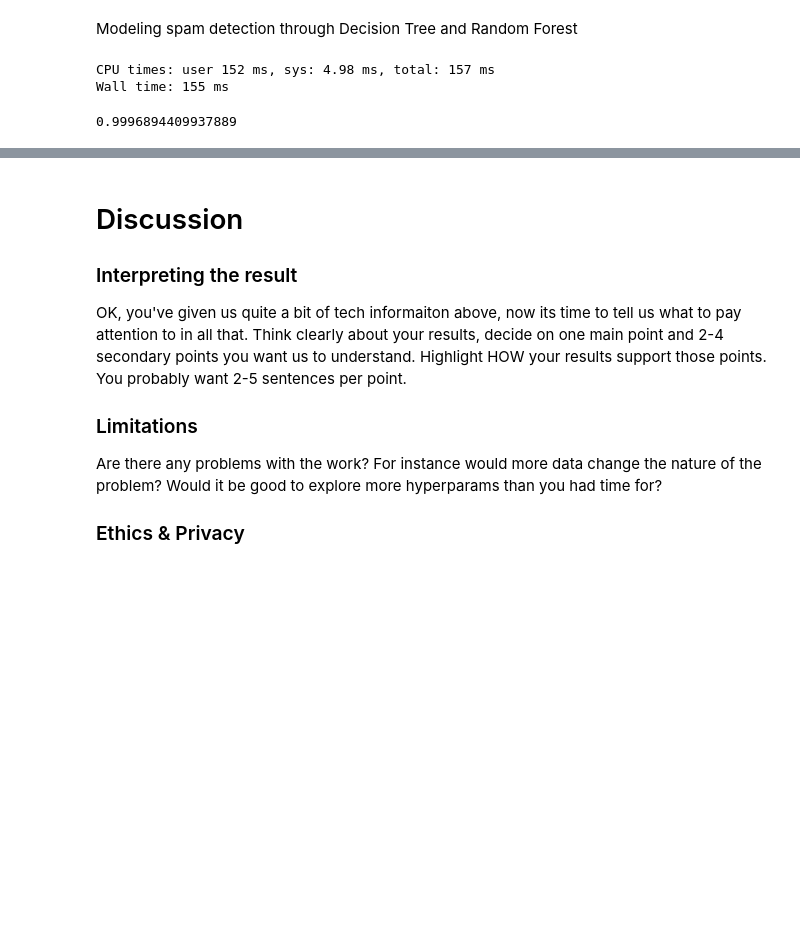
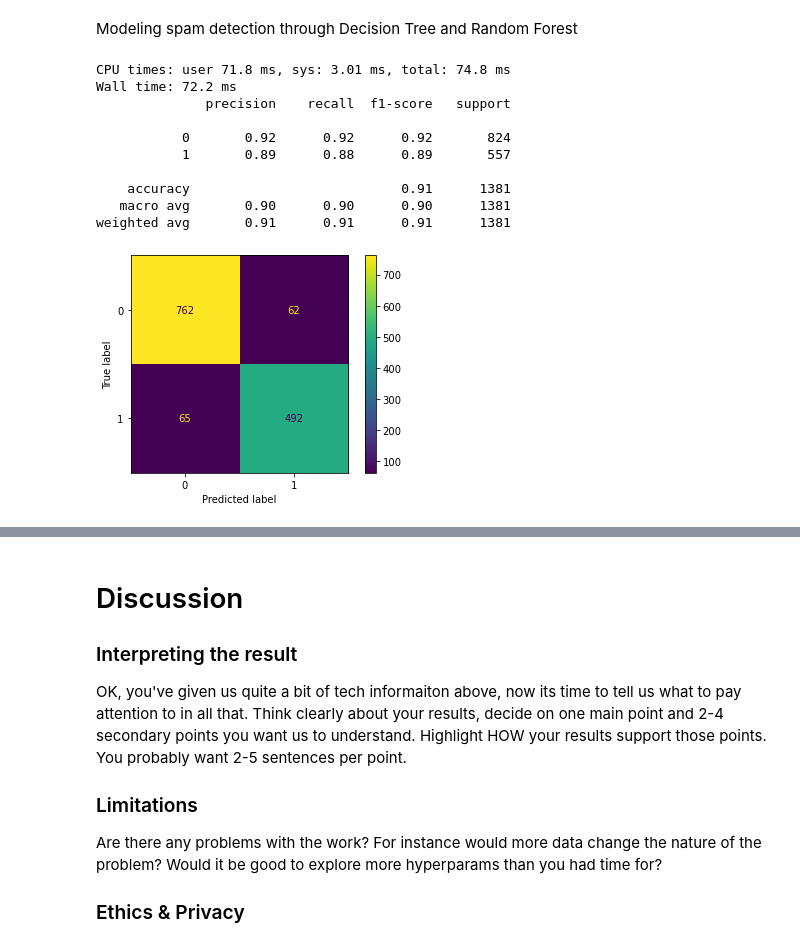
Before and after one commit to COGS118A/Group035-SP23, a Jupyter notebook: FinalProject_Group035-SP23.ipynb, the cells around one changed output, grey strips where cells are left out. Saved outputs shown, nothing was run; the diff lists cells and outputs as text; code cells hidden in the pictures; blank space fills up the shorter version.

Commit message:
display models

```diff
--- a/FinalProject_Group035-SP23.ipynb
+++ b/FinalProject_Group035-SP23.ipynb
@@ -147,14 +147,27 @@ Modeling spam detection through Decision Tree and Random Forest
 # %%
 dt = DecisionTreeClassifier()
 %time dt.fit(X_train,y_train)
 # Accuracy of the model
 dt.score(X_test,y_test)
 # Checking to see if model is overfitting
 dt.score(X_train, y_train)
+
+
+yhat = dt.predict(X_test)
+print(classification_report(y_test, yhat))
+ConfusionMatrixDisplay.from_predictions(y_test, yhat);
 # %% [output]
-CPU times: user 152 ms, sys: 4.98 ms, total: 157 ms
-Wall time: 155 ms
+CPU times: user 71.8 ms, sys: 3.01 ms, total: 74.8 ms
+Wall time: 72.2 ms
+              precision    recall  f1-score   support
+
+           0       0.92      0.92      0.92       824
+           1       0.89      0.88      0.89       557
+
+    accuracy                           0.91      1381
+   macro avg       0.90      0.90      0.90      1381
+weighted avg       0.91      0.91      0.91      1381
-0.9996894409937889
+[figure, added]
 # %%
 # Random Forest - Ensemble Decision Trees
 rf = RandomForestClassifier(n_estimators = 15)
```
Also changed, not shown: parts of 6 cells of this notebook.
